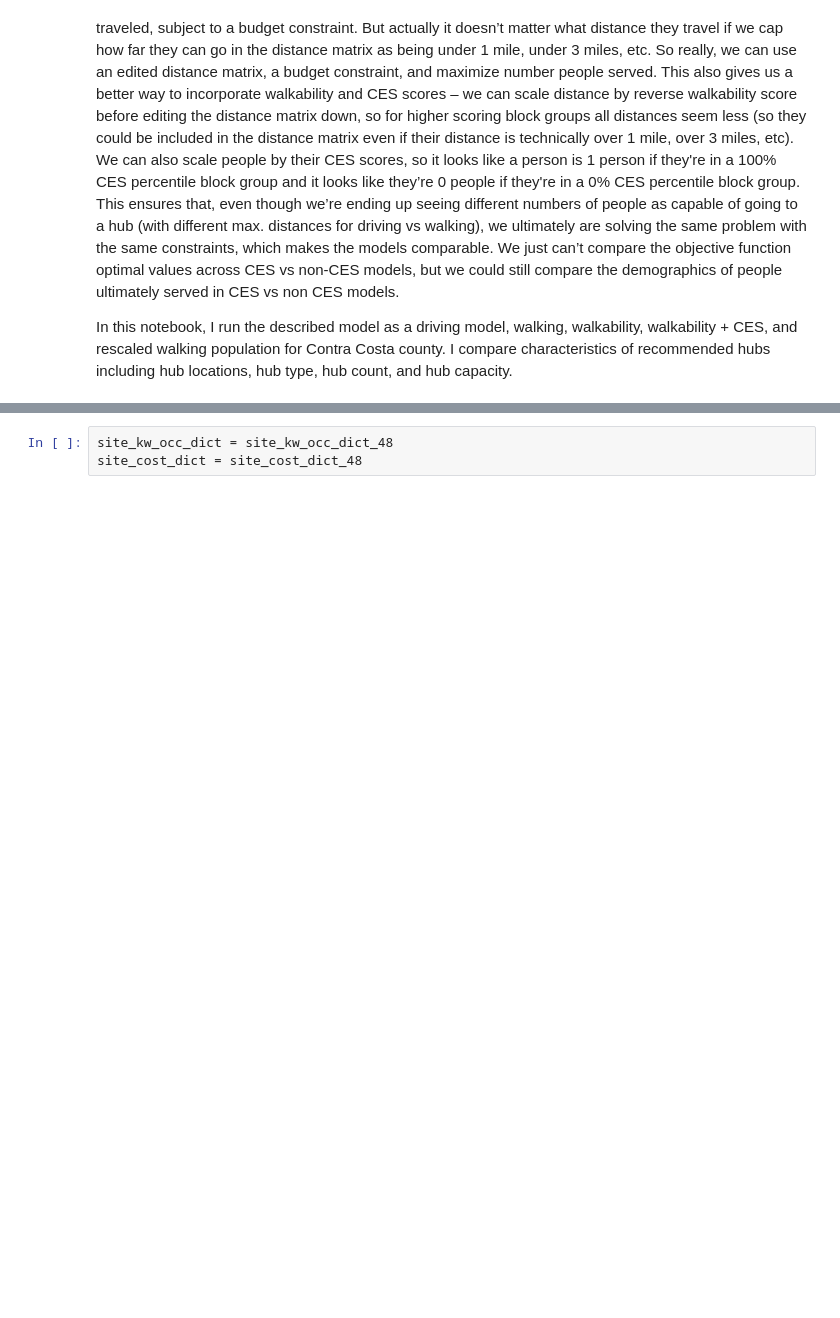
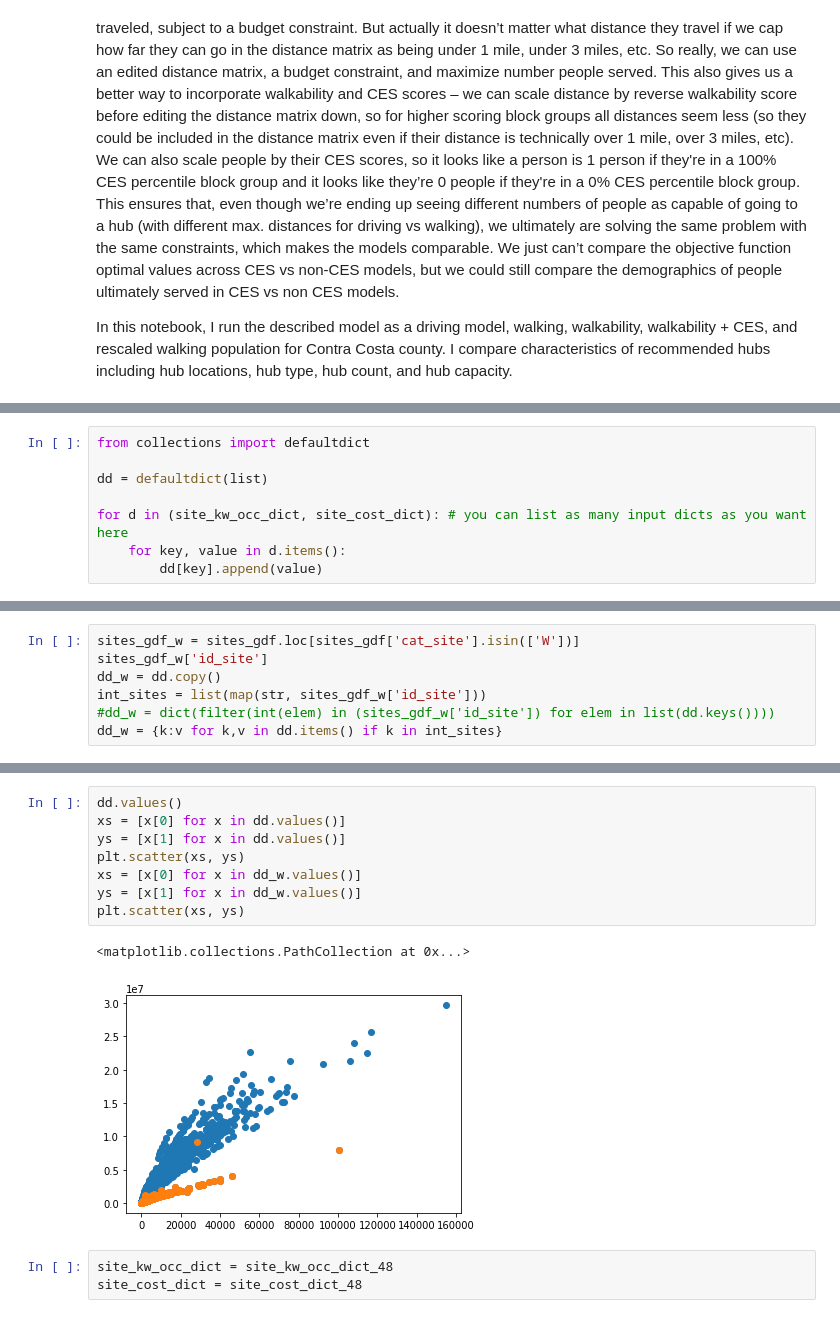
Before and after one commit to PSEHE/sgc-deployment-scenarios, a Jupyter notebook: model_comparison_contracosta_cmm.ipynb, the cells around one changed output, grey strips where cells are left out. Saved outputs shown, nothing was run; the diff lists cells and outputs as text; blank space fills up the shorter version.

Commit message:
Creating figures

```diff
--- a/model_comparison_contracosta_cmm.ipynb
+++ b/model_comparison_contracosta_cmm.ipynb
@@ -64,3 +61,11 @@ from data_cleaning_cmm import (blockgroup_pop_dict, blockgroup_walkability_dict,
 
 import locate_site_bgs_cmm
 from locate_site_bgs_cmm import (sites_bgs_dict)
+# %%
+from collections import defaultdict
+
+dd = defaultdict(list)
+
+for d in (site_kw_occ_dict, site_cost_dict): # you can list as many input dicts as you want here
+    for key, value in d.items():
+        dd[key].append(value)
@@ -66,0 +74,7 @@ from locate_site_bgs_cmm import (sites_bgs_dict)
+# %%
+sites_gdf_w = sites_gdf.loc[sites_gdf['cat_site'].isin(['W'])]
+sites_gdf_w['id_site']
+dd_w = dd.copy()
+int_sites = list(map(str, sites_gdf_w['id_site']))
+#dd_w = dict(filter(int(elem) in (sites_gdf_w['id_site']) for elem in list(dd.keys())))
+dd_w = {k:v for k,v in dd.items() if k in int_sites}
@@ -67,3 +84,14 @@ from locate_site_bgs_cmm import (sites_bgs_dict)
+# %%
+dd.values()
+xs = [x[0] for x in dd.values()]
+ys = [x[1] for x in dd.values()]
+plt.scatter(xs, ys)
+xs = [x[0] for x in dd_w.values()]
+ys = [x[1] for x in dd_w.values()]
+plt.scatter(xs, ys)
+# %% [output]
+<matplotlib.collections.PathCollection at 0x...>
+[figure, added]
 # %%
 site_kw_occ_dict = site_kw_occ_dict_48
 site_cost_dict = site_cost_dict_48
```
Also changed, not shown: parts of 18 cells of this notebook, 19 other files.
